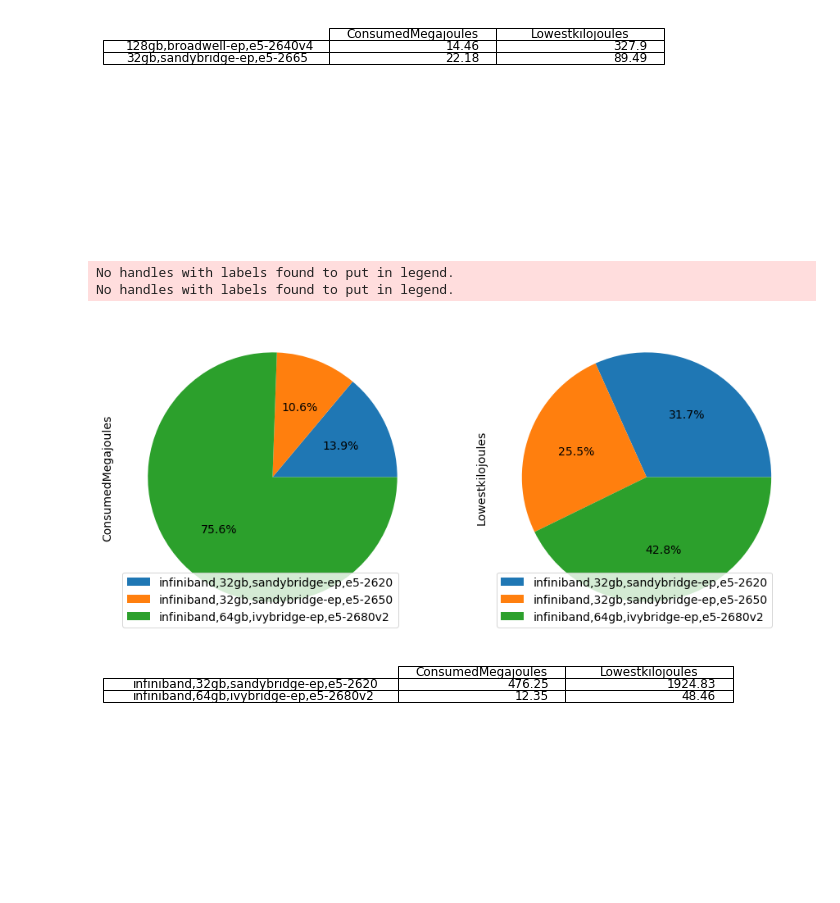
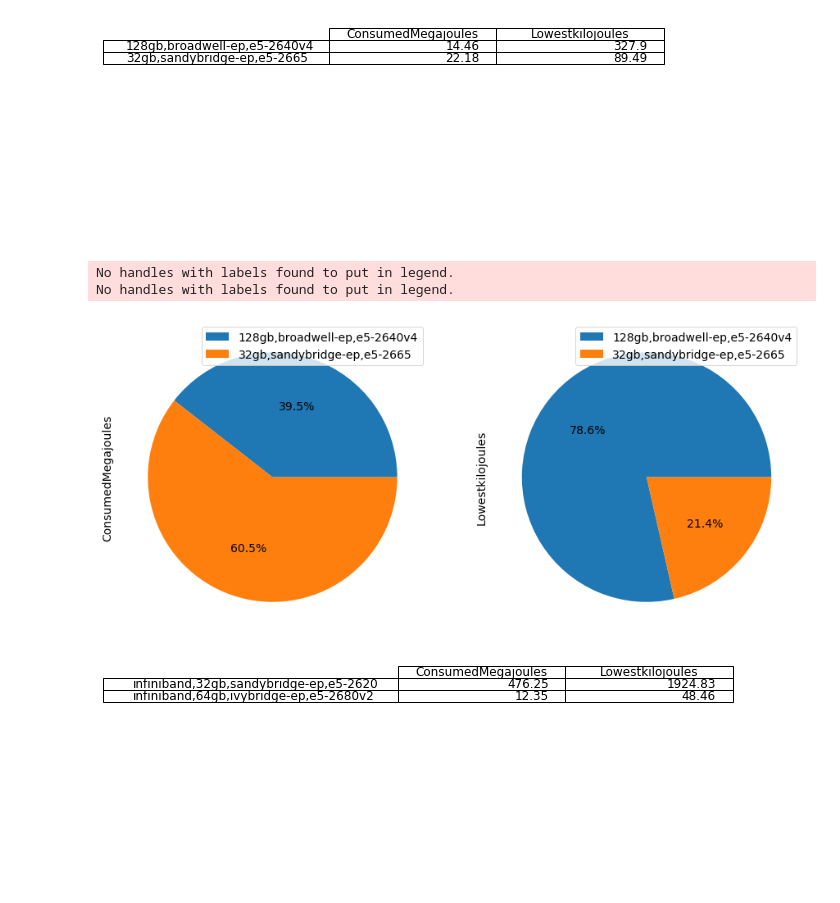
Before and after one commit to hibozzy18/argo, a Jupyter notebook: energy_processing_con.ipynb, the cells around one changed output. Drawn from its saved outputs; the diff is of its cells as text; code cells hidden in the pictures.

```diff
--- a/energy_processing_con.ipynb
+++ b/energy_processing_con.ipynb
@@ -16,8 +16,8 @@ plt.rcParams.update({
 #plt.rcParams.update({'font.size': 22})
 # %%
 #set the files variables
-input_file ="Energy_2020_03_13_03_55_PM.csv"
-out_filename = "energy_preprocess.csv"
+input_file ="data/Energy_2020_03_13_03_55_PM.csv"
+out_filename = "data/energy_preprocess.csv"
 # %%
 # Convert all white spaces into comma becuase the ActiveFeatures attribute uses
 # comma to seperate features
@@ -346,7 +346,7 @@ save_df_to_csv_png(cmsp_pie_data, 'cmsp_table.png', 'cmsp_table.csv')
 # %%
 #
 def draw_graph_pie(df, consumed, lowest):
-    plot_consume = df.plot.pie(subplots=True, autopct='%1.1f%%',startangle=0, figsize=(15, 12), labels=None, legend=True)
+    plot_consume = df.plot.pie(subplots=True, autopct='%1.1f%%',startangle=0, figsize=(20, 10), labels=None, legend=True)
     #plot_lowest = df.plot.pie(y='Lowestkilojoules',subplots=True, autopct='%1.1f%%',startangle=90, figsize=(10, 8))
     fig_consume = plot_consume[0].get_figure()
     ax_list = fig_consume.axes
@@ -422,11 +422,11 @@ save_df_to_csv_png(gpu_pie_data, 'gpu_pie_data.png', 'gpu_pie_data.csv')
 [figure]
 # %%
 # draw
-draw_graph_pie(long_pie_data, "consumedjoules_gpu_partition.png", "lowestjoules_gpu_partition.png")
+draw_graph_pie(gpu_pie_data, "img/consumedjoules_gpu_partition.png", "img/lowestjoules_gpu_partition.png")
 # %% [output]
 No handles with labels found to put in legend.
 No handles with labels found to put in legend.
-[figure, old version]
+[figure, new version]
 # %%
 # energy GPU
 #gpu_pie = gpu_pie_data.plot.pie(y='ConsumedMegajoules', subplots=True, autopct='%1.1f%%',startangle=90, figsize=(15, 8))
```
Also changed, not shown: parts of 15 cells of this notebook, 33 other files.
